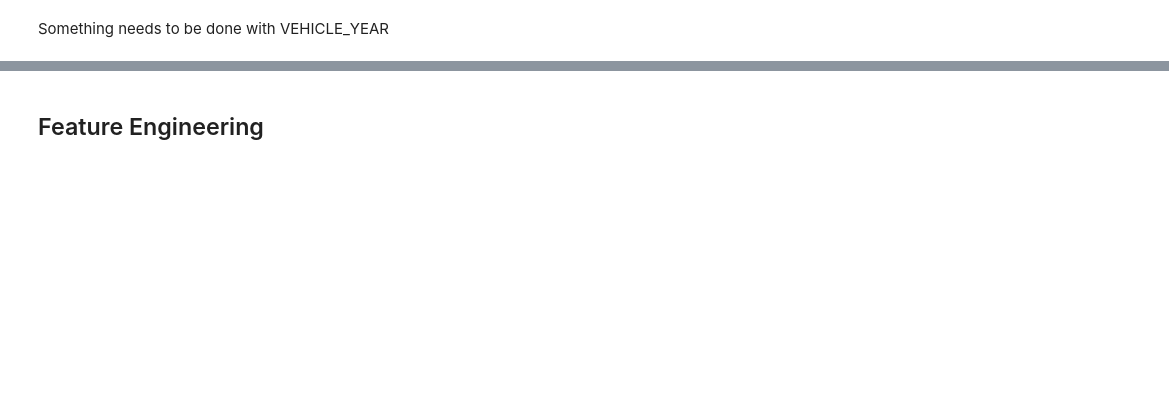
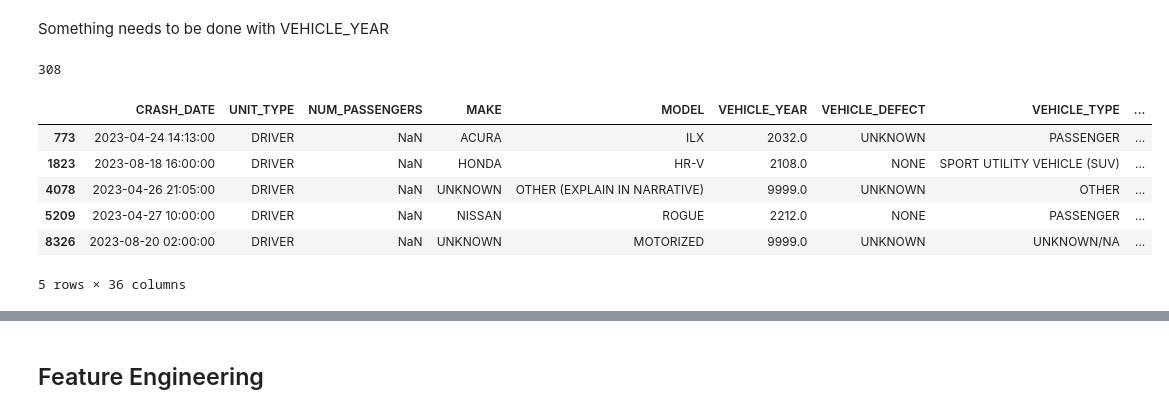
Before and after one commit to dangrosen/Chicago-Car-Accidents, a Jupyter notebook: notebook-John.ipynb, the cells around one changed output, grey strips where cells are left out. Saved outputs shown, nothing was run; the diff lists cells and outputs as text; code cells hidden in the pictures; blank space fills up the shorter version.

```diff
--- a/notebook-John.ipynb
+++ b/notebook-John.ipynb
@@ -359,2 +304,21 @@ df.describe()
 # %% [markdown]
 Something needs to be done with VEHICLE_YEAR
+# %%
+# First we'll see how many vehicles have vehicle years that are not possible
+
+future_cars = df[df["VEHICLE_YEAR"] > 2024]
+future_cars["VEHICLE_YEAR"].count()
+# %% [output]
+308
+# %%
+# See if anything else is apparent about these rows
+
+future_cars.head()
+# %% [output]
+|  | CRASH_DATE | UNIT_TYPE | NUM_PASSENGERS | MAKE | MODEL | VEHICLE_YEAR | VEHICLE_DEFECT | VEHICLE_TYPE | ... |
+| 773 | 2023-04-24 14:13:00 | DRIVER | NaN | ACURA | ILX | 2032.0 | UNKNOWN | PASSENGER | ... |
+| 1823 | 2023-08-18 16:00:00 | DRIVER | NaN | HONDA | HR-V | 2108.0 | NONE | SPORT UTILITY VEHICLE (SUV) | ... |
+| 4078 | 2023-04-26 21:05:00 | DRIVER | NaN | UNKNOWN | OTHER (EXPLAIN IN NARRATIVE) | 9999.0 | UNKNOWN | OTHER | ... |
+| 5209 | 2023-04-27 10:00:00 | DRIVER | NaN | NISSAN | ROGUE | 2212.0 | NONE | PASSENGER | ... |
+| 8326 | 2023-08-20 02:00:00 | DRIVER | NaN | UNKNOWN | MOTORIZED | 9999.0 | UNKNOWN | UNKNOWN/NA | ... |
+5 rows × 36 columns
```
Also changed, not shown: parts of 61 cells of this notebook, 1 other file.
